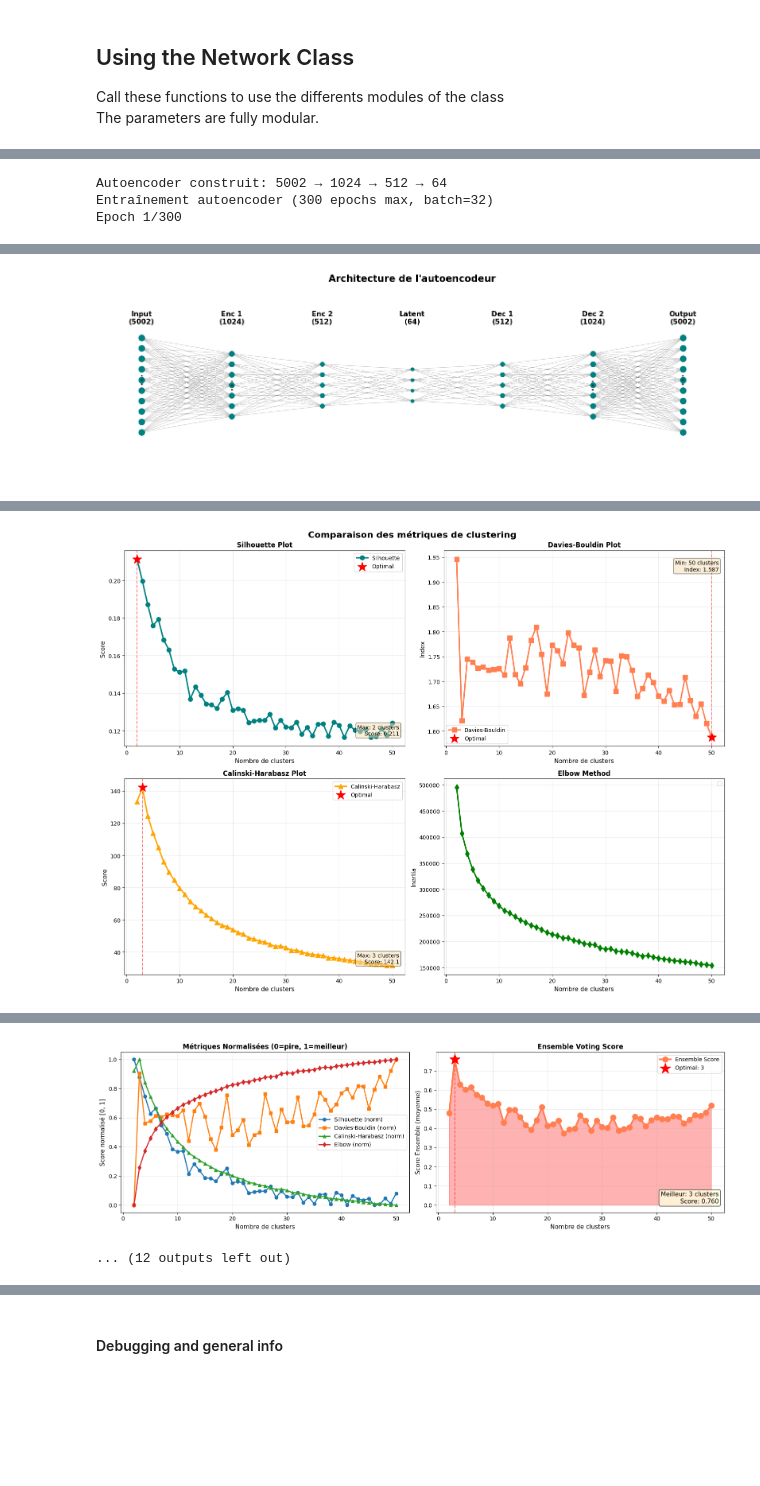
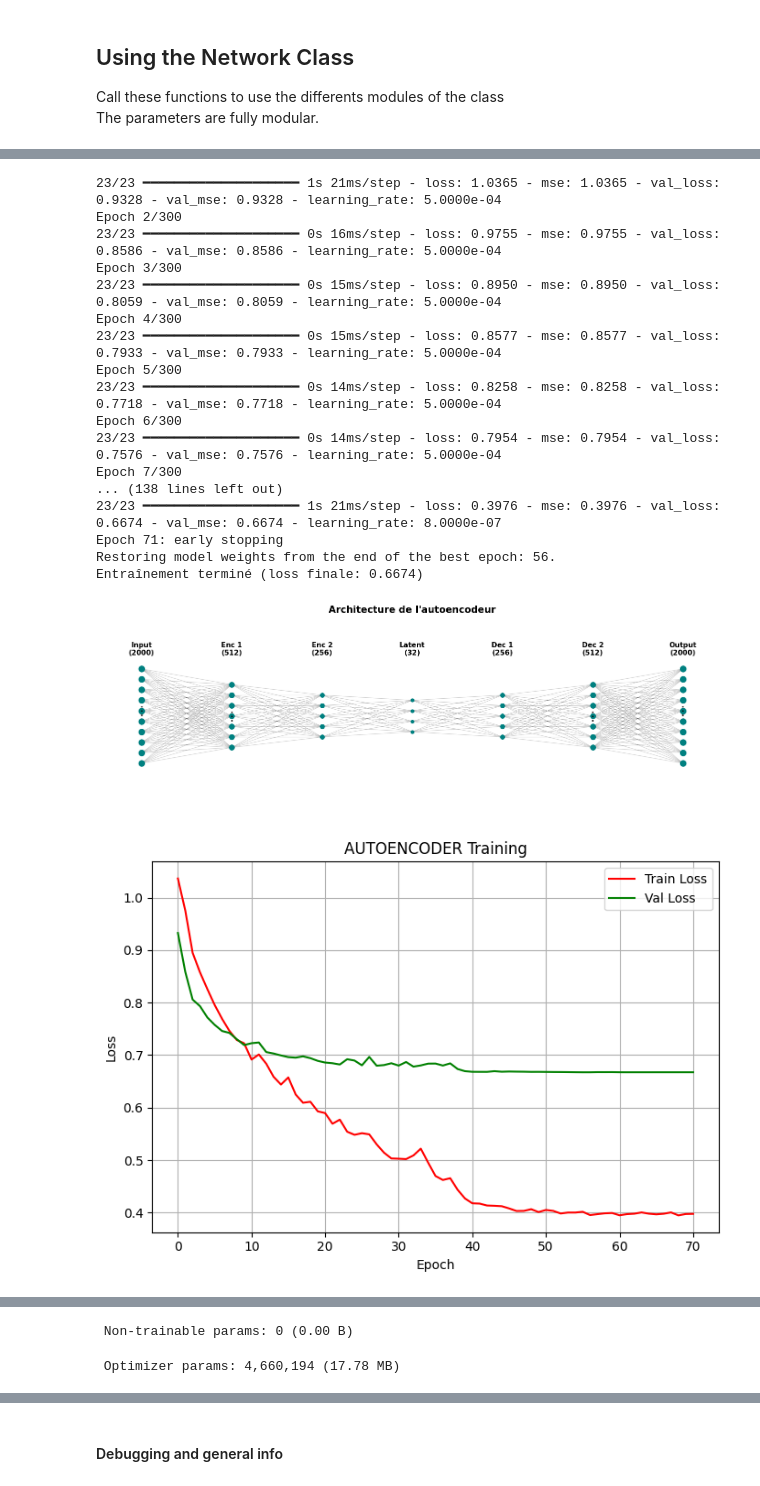
Before and after one commit to PCamargo710/UM5BIP12_Deep-Learning-KASSIOUI-LARDJANI-CAMARGO, a Jupyter notebook: Projet_DL.ipynb, the cells around one changed output, grey strips where cells are left out. Drawn from its saved outputs; the diff is of its cells as text; code cells hidden in the pictures; blank space fills up the shorter version.

```diff
--- a/Projet_DL.ipynb
+++ b/Projet_DL.ipynb
@@ -131,18 +108,16 @@ On inclus les metadonnées qui nous intéressent
 # %%
 # Vérifier d'abord les vrais noms des colonnes dans df
-print(data_cohort.columns)
 metadata_cols = ["TumorPurity", "Final Pathology", "ProliferationScore",'PAM50']
 
 # Créer une dataframe avec les métadonnées, indexée par Case_ID
-metadata = data_cohort[data_cohort['Case_ID'].isin(test_matrix.index)][['Case_ID'] + metadata_cols].set_index('Case_ID')
+metadata = data_cohort[['Case_ID'] + metadata_cols].set_index('Case_ID')
 
-# Ajouter les métadonnées à test_matrix
-test_matrix_with_meta = test_matrix_hvg.copy()
+test_matrix_with_meta = data_clean.copy()
 test_matrix_with_meta = test_matrix_with_meta.join(metadata, how='left')
 
 print(f"\nColonnes des méta données à ajouter:\n{metadata_cols}")
-print(f"\nShape avant l'ajout des méta données: {test_matrix_hvg.shape}")
+print(f"\nShape avant l'ajout des méta données: {data_clean.shape}")
 print(f"Shape après l'ajout des méta données: {test_matrix_with_meta.shape}\n")
-#print(test_matrix_with_meta.iloc[:, -5:].head())
-#print(test_matrix_with_meta.head())
+print(test_matrix_with_meta.iloc[:, -5:].head())
+print(test_matrix_with_meta.columns)
 # %% [output]
@@ -1159,41 +1124,35 @@ Call these functions to use the differents modules of the class
 The parameters are fully modular.
 # %%
 """Initialisation de la classe"""
-network = RNASeqNetwork(input_dim=X_train_scaled.shape[1], seed=seed)
+network = RNASeqNetwork(input_dim=X_train.shape[1], seed=seed)
 
 """Autoencoder and latent space encoding"""
 
 print(f"Target de prédiction: {Target}\n")
-
 network.build_autoencoder(
-    encoding_dim=64,
+    encoding_dim=32,
     activation="relu",
-    hidden_layers=[1024, 512],
-    dropout_rate=0.0
+    hidden_layers=[512, 256],
+    dropout_rate=0.1
 )
 network.train_autoencoder(
     X_train=X_train,
     epochs=300,
-    batch_size=32,
+    batch_size=16,
+    validation_split=0.2,
     learning_rate=5e-4
 )
-X_train_encoded=network.encode_data(X_train)
-
 network.plot_ae_networkx(layer_names=("Input", "Enc 1", "Enc 2", "Latent", "Dec 1", "Dec 2", "Output"),
     max_nodes_per_layer=10,
     title="Architecture de l'autoencodeur")
 
-"""Clustering"""
-network.evaluate_clustering(max_clusters=50)
-network.plot_metrics_comparison()
-network.select_optimal_clusters_advanced(strategy='normalized_vote') #Choisir entre normalized, z-score or simple-vote
-network.plot_ensemble_voting()
-y_train = network.cluster_data(X_train_encoded)
-# Visualiser
-print("\nPlot training history\n")
 network.plot_training_history()
-network.plot_cluster_analysis()
 
+X_train_reconstructed = network.autoencoder.predict(X_train, verbose=0)
+X_test_reconstructed = network.autoencoder.predict(X_test, verbose=0)
+print(f"Shape de l'output: {X_train_reconstructed.shape}")
+
+X_train_encoded=network.encode_data(X_train)
 X_test_encoded=network.encode_data(X_test)
 """Sauvegarde et Bilan"""
 network.save_models('models/rnaseq_tuning')
@@ -1206,3 +1169,19 @@ Target de prédiction: PAM50
-Autoencoder construit: 5002 → 1024 → 512 → 64
-Entraînement autoencoder (300 epochs max, batch=32)
-Epoch 1/300
+23/23 ━━━━━━━━━━━━━━━━━━━━ 1s 21ms/step - loss: 1.0365 - mse: 1.0365 - val_loss: 0.9328 - val_mse: 0.9328 - learning_rate: 5.0000e-04
+Epoch 2/300
+23/23 ━━━━━━━━━━━━━━━━━━━━ 0s 16ms/step - loss: 0.9755 - mse: 0.9755 - val_loss: 0.8586 - val_mse: 0.8586 - learning_rate: 5.0000e-04
+Epoch 3/300
+23/23 ━━━━━━━━━━━━━━━━━━━━ 0s 15ms/step - loss: 0.8950 - mse: 0.8950 - val_loss: 0.8059 - val_mse: 0.8059 - learning_rate: 5.0000e-04
+Epoch 4/300
+23/23 ━━━━━━━━━━━━━━━━━━━━ 0s 15ms/step - loss: 0.8577 - mse: 0.8577 - val_loss: 0.7933 - val_mse: 0.7933 - learning_rate: 5.0000e-04
+Epoch 5/300
+23/23 ━━━━━━━━━━━━━━━━━━━━ 0s 14ms/step - loss: 0.8258 - mse: 0.8258 - val_loss: 0.7718 - val_mse: 0.7718 - learning_rate: 5.0000e-04
+Epoch 6/300
+23/23 ━━━━━━━━━━━━━━━━━━━━ 0s 14ms/step - loss: 0.7954 - mse: 0.7954 - val_loss: 0.7576 - val_mse: 0.7576 - learning_rate: 5.0000e-04
+Epoch 7/300
+... (138 lines left out)
+23/23 ━━━━━━━━━━━━━━━━━━━━ 1s 21ms/step - loss: 0.3976 - mse: 0.3976 - val_loss: 0.6674 - val_mse: 0.6674 - learning_rate: 8.0000e-07
+Epoch 71: early stopping
+Restoring model weights from the end of the best epoch: 56.
+Entraînement terminé (loss finale: 0.6674)
+[figure]
+[figure, new version]
@@ -1229 +1218,0 @@ Données encodées: (571, 5002) → (571, 64)
-[figure]
@@ -1247 +1219,0 @@ Résumé des métriques:
-[figure, old version]
@@ -1264,2 +1221,2 @@ Top 3 recommandations:
-[figure, removed]
-... (12 outputs left out)
+ Non-trainable params: 0 (0.00 B)
+ Optimizer params: 4,660,194 (17.78 MB)
```
Also changed, not shown: parts of 26 cells of this notebook.
